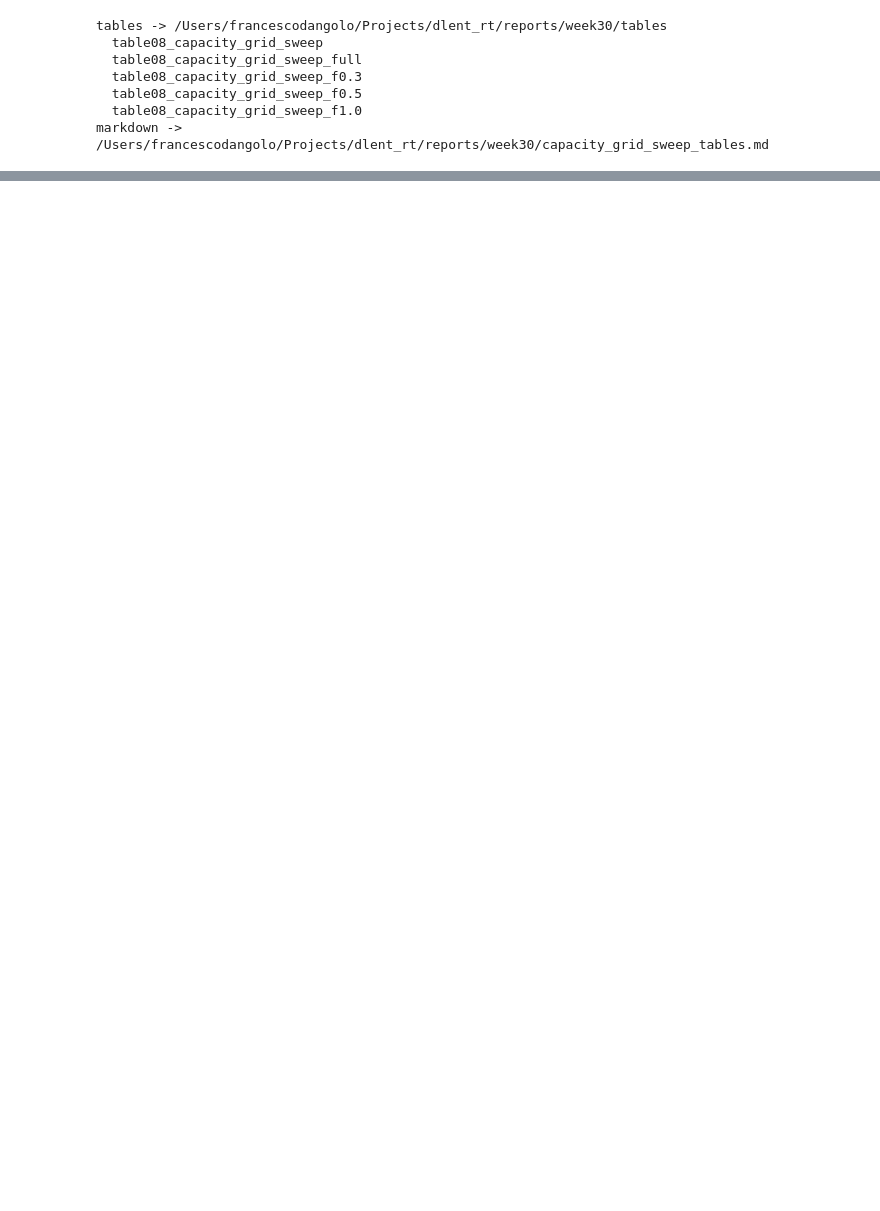
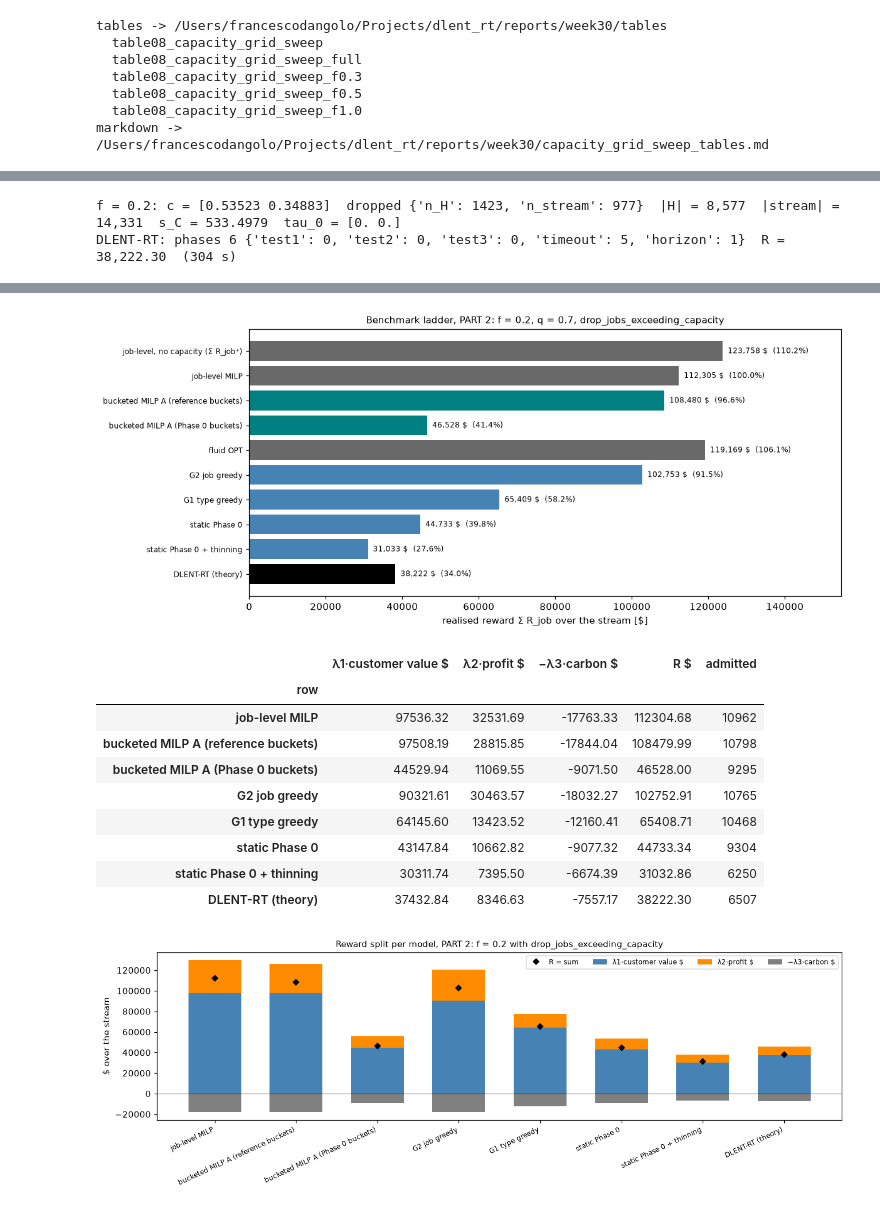
Before and after one commit to dangolofrancesco/dlent_rt, a Jupyter notebook: notebooks/03_main_algorithm_analysis.ipynb, the cells around one changed output, grey strips where cells are left out. Drawn from its saved outputs; the diff is of its cells as text; code cells hidden in the pictures; blank space fills up the shorter version.

```diff
--- a/notebooks/03_main_algorithm_analysis.ipynb
+++ b/notebooks/03_main_algorithm_analysis.ipynb
@@ -1468,0 +1678,37 @@ markdown -> /Users/francescodangolo/Projects/dlent_rt/reports/week30/capacity_gr
+# %%
+BASE_F02 = apply_overrides(BASE, {"capacity.mode": "fraction_of_concurrency_quantile",
+                                  "capacity.concurrency_quantile": 0.7, "capacity.fraction": 0.2,
+                                  "capacity.drop_jobs_exceeding_capacity": True}).validate()
+t_f = time.time()
+DS_F = load_dataset(BASE_F02)
+ST_F = run_phase0(DS_F, BASE_F02)
+M_F = TheoryModel(DS_F, ST_F, BASE_F02)
+RES_F = M_F.run()
+B_F = Benchmarks.from_model(M_F)
+S_F, R_F = B_F.S, B_F.R
+OPT_F = B_F.job_level_opt(time_limit=MILP_TL)
+p_cap_f = (1 - M_F.ep.xi) / (1 + M_F.ep.eps_D)
+adm_f = np.zeros(S_F.n, bool)
+adm_f[[a["i"] for a in RES_F.arrivals if a["admit"]]] = True
+assert np.isclose(B_F.score(adm_f), RES_F.summary["R_total"], rtol=1e-10)
+ADMITS_F = {"G2 job greedy": run_policy(S_F, M_F.c, JobGreedyPolicy(R_F)).admit,
+            "G1 type greedy": run_policy(S_F, M_F.c, TypeGreedyPolicy.from_state(ST_F, S_F, R_F, DS_F.H_span_steps)).admit,
+            "static Phase 0": run_static(S_F, M_F.c, ST_F, thin_p=None, u_rand=M_F.u_rand).admit,
+            "static Phase 0 + thinning": run_static(S_F, M_F.c, ST_F, thin_p=p_cap_f, u_rand=M_F.u_rand).admit,
+            "DLENT-RT (theory)": adm_f}
+LAD_F, DEC_F, MILP_F, SETS_F = ladder_tables(B_F, OPT_F, ADMITS_F)
+sm_f = RES_F.summary
+print(f"f = 0.2: c = {np.round(DS_F.capacity, 5)}  dropped {DS_F.capacity_drop}  |H| = {DS_F.H.n:,}  "
+      f"|stream| = {S_F.n:,}  s_C = {ST_F.carbon_price:.4f}  tau_0 = {ST_F.tau}")
+print(f"DLENT-RT: phases {sm_f['n_phases']} {sm_f['phase_end_reasons']}  R = {sm_f['R_total']:,.2f}  "
+      f"({time.time() - t_f:.0f} s)")
+display(LAD_F.style.format({"realised $": "{:,.2f}", "% of job-level MILP": "{:.2f}", "gap to row above $": "{:,.2f}"}))
+display(DEC_F.style.format(precision=2))
+display(MILP_F)
+plot_ladder(LAD_F, "Benchmark ladder, PART 2: f = 0.2, q = 0.7, drop_jobs_exceeding_capacity", "fig11_ladder_f02")
+SPLIT_F = reward_split(B_F, SETS_F)
+display(SPLIT_F.style.format(precision=2))
+plot_split(SPLIT_F, "Reward split per model, PART 2: f = 0.2 with drop_jobs_exceeding_capacity", "fig11b_reward_split_f02")
+# %% [output]
+f = 0.2: c = [0.53523 0.34883]  dropped {'n_H': 1423, 'n_stream': 977}  |H| = 8,577  |stream| = 14,331  s_C = 533.4979  tau_0 = [0. 0.]
+DLENT-RT: phases 6 {'test1': 0, 'test2': 0, 'test3': 0, 'timeout': 5, 'horizon': 1}  R = 38,222.30  (304 s)
@@ -1468,0 +1738,12 @@ markdown -> /Users/francescodangolo/Projects/dlent_rt/reports/week30/capacity_gr
+[figure, added]
+|  | λ1·customer value $ | λ2·profit $ | −λ3·carbon $ | R $ | admitted |
+| row |  |  |  |  |  |
+| job-level MILP | 97536.32 | 32531.69 | -17763.33 | 112304.68 | 10962 |
+| bucketed MILP A (reference buckets) | 97508.19 | 28815.85 | -17844.04 | 108479.99 | 10798 |
+| bucketed MILP A (Phase 0 buckets) | 44529.94 | 11069.55 | -9071.50 | 46528.00 | 9295 |
+| G2 job greedy | 90321.61 | 30463.57 | -18032.27 | 102752.91 | 10765 |
+| G1 type greedy | 64145.60 | 13423.52 | -12160.41 | 65408.71 | 10468 |
+| static Phase 0 | 43147.84 | 10662.82 | -9077.32 | 44733.34 | 9304 |
+| static Phase 0 + thinning | 30311.74 | 7395.50 | -6674.39 | 31032.86 | 6250 |
+| DLENT-RT (theory) | 37432.84 | 8346.63 | -7557.17 | 38222.30 | 6507 |
+[figure, added]
```
Also changed, not shown: parts of 17 cells of this notebook, 3 other files.
